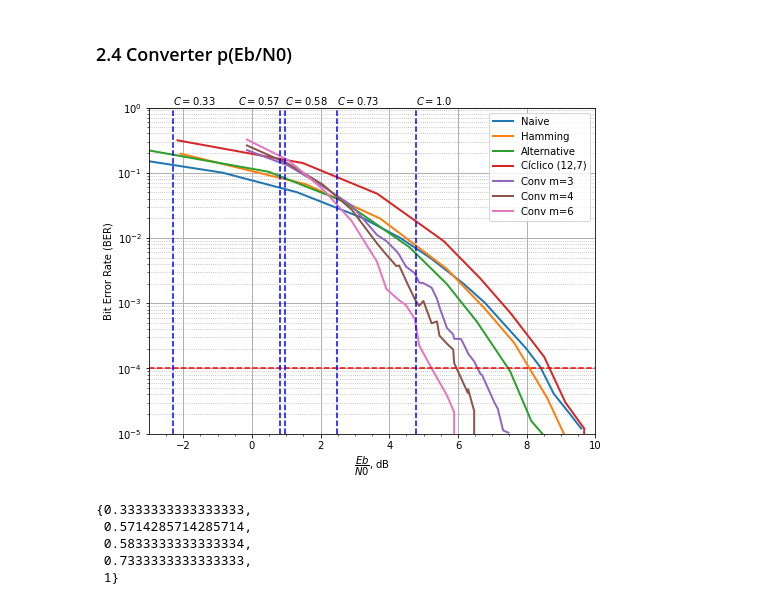
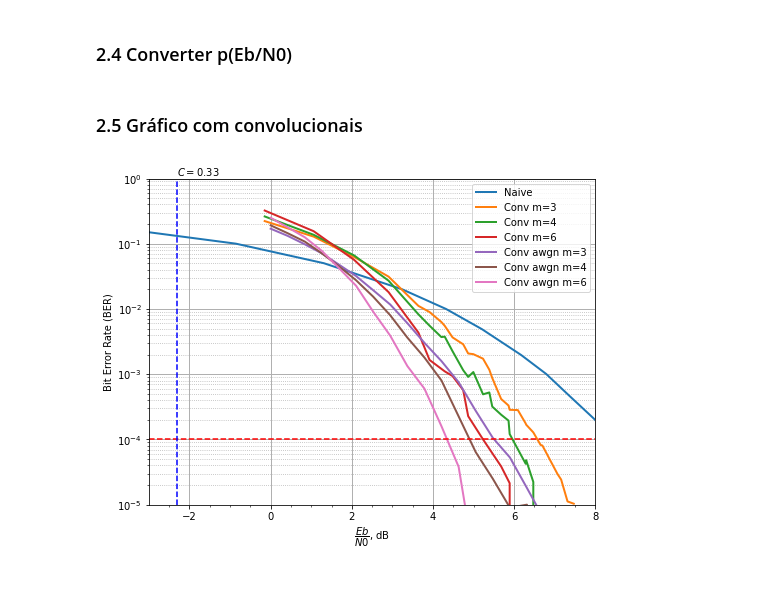
Before and after one commit to kowalks/ele32-labs, a Jupyter notebook: lab4.ipynb, the cells around one changed output. Cells and saved outputs as stored; diff of their text form; code cells hidden in the pictures.

Commit message:
Simulação do awgn

```diff
--- a/lab4.ipynb
+++ b/lab4.ipynb
@@ -29,6 +29,12 @@ Taxa = 1/3
 # %%
 conv_bsc_sim = safe_load('lab4_values/conv_bsc.pickle', None)
 conv_bsc_rate = 1/3
+# %%
+conv_awgn_sim = []
+for m in [3,4,6]:
+    agwn_sim = safe_load(f'lab4_values/conv{m}_awgn.pickle', None)
+    conv_awgn_sim.append(agwn_sim)
+conv_bsc_rate = 1/3
 # %% [markdown]
 ### 1.3 Hamming
 
@@ -168,6 +157,13 @@ for sim in conv_bsc_sim:
     conv_bsc_eb_n0.append(translate([k for k,v in sim[1:]], conv_bsc_rate))
     conv_bsc_prob.append([v for k,v in sim[1:]])
 
+# Convolutional AWGN
+conv_awgn_eb_n0 = []
+conv_awgn_prob = []
+for sim in conv_awgn_sim:
+    conv_awgn_eb_n0.append([element[2] for element in sim])
+    conv_awgn_prob.append([element[1] for element in sim])
+
 # Hamming
 hamming_eb_n0 = translate([k for k,v in hamming_sim[1:]], hamming_rate)
 hamming_prob = [v for k,v in hamming_sim[1:]]
@@ -188,3 +178,5 @@ conv_bsc_prob_ = beautify(conv_bsc_prob, 4)
+# %% [markdown]
+### 2.5 Gráfico com convolucionais
 # %%
 import matplotlib.pyplot as plt
 
@@ -195,61 +187,47 @@ lw = 2
 plt.grid(visible=True, which='major', axis='both', linewidth=1)
 plt.grid(visible=True, which='minor', axis='y', linestyle='dotted')
 
+# Naive
 plt.plot(naive_eb_n0, naive_prob, linewidth=lw)
-plt.plot(hamming_eb_n0, hamming_prob, linewidth=lw)
-plt.plot(alt_eb_n0, alt_prob, linewidth=lw)
-plt.plot(cyclic_eb_n0, cyclic_prob, linewidth=lw)
 
 # Primeiro
 prob = conv_bsc_prob[0][:24] + conv_bsc_prob[0][26:31]
 sim = conv_bsc_eb_n0[0][:24] + conv_bsc_eb_n0[0][26:31]
 plt.plot(sim, prob, linewidth=lw)
 
 # Segundo
 prob = conv_bsc_prob[1][:18] + conv_bsc_prob[1][19:23]
 sim = conv_bsc_eb_n0[1][:18] + conv_bsc_eb_n0[1][19:23]
 plt.plot(sim, prob, linewidth=lw)
 
 # Terceiro
 prob = conv_bsc_prob[2][:6] + conv_bsc_prob[2][7:11] + conv_bsc_prob[2][12:13] + conv_bsc_prob[2][15:16] + conv_bsc_prob[2][17:19]
 sim = conv_bsc_eb_n0[2][:6] + conv_bsc_eb_n0[2][7:11] + conv_bsc_eb_n0[2][12:13] + conv_bsc_eb_n0[2][15:16] + conv_bsc_eb_n0[2][17:19]
 plt.plot(sim, prob, linewidth=lw)
 
+# Awgn
+for i in range(3):
+    plt.plot(conv_awgn_eb_n0[i], conv_awgn_prob[i], linewidth=lw)
+
 # Linha
 plt.plot([-3,10], [1e-4,1e-4], color='red', linestyle='dashed')
 
 # Linhas verticais
-Rs = set([naive_rate, conv_bsc_rate, hamming_rate, alt_rate, cyclic_rate])
-for i, r in enumerate(Rs):
-    snr = 2**(2*r)-1
-    snr_db = 10*np.log10(snr)
-    plt.plot([snr_db, snr_db], [1e-5, 1], color='blue', linestyle='dashed')
-    if i == 2:
-        plt.text(snr_db, 1.1, f'$C={float(r):.2}$', ha='right')
-    else:
-        plt.text(snr_db, 1.1, f'$C={float(r):.2}$')
+r = 1/3
+snr = 2**(2*r)-1
+snr_db = 10*np.log10(snr)
+plt.plot([snr_db, snr_db], [1e-5, 1], color='blue', linestyle='dashed')
+plt.text(snr_db, 1.1, f'$C={float(r):.2}$')
 
 ax.set_yscale('log')
 # ax.set_xscale('log')
 # ax.invert_xaxis()
 plt.ylim(1e-5, 1)
-plt.xlim(-3,10)
-ax.legend(['Naive', 'Hamming', 'Alternative', 'Cíclico (12,7)'] + [f'Conv m={m}' for m in [3,4,6]])
+plt.xlim(-3,8)
+ax.legend(['Naive'] + [f'Conv m={m}' for m in [3,4,6]] + [f'Conv awgn m={m}' for m in [3,4,6]])
 plt.ylabel('Bit Error Rate (BER)')
 plt.xlabel(r'$\dfrac{Eb}{N0}$, dB')
 plt.minorticks_on()
 plt.show()
 # %% [output]
-[figure, old version]
+[figure, new version]
-# %%
-# r=1/3
-# snr = 2**(2*r)-1
-# snr_db = 10*np.log10(snr)
-# snr_db
-Rs
-# %% [output]
-{0.3333333333333333,
- 0.5714285714285714,
- 0.5833333333333334,
- 0.7333333333333333,
- 1}
```
Also changed, not shown: parts of 9 cells of this notebook, 3 other files.
